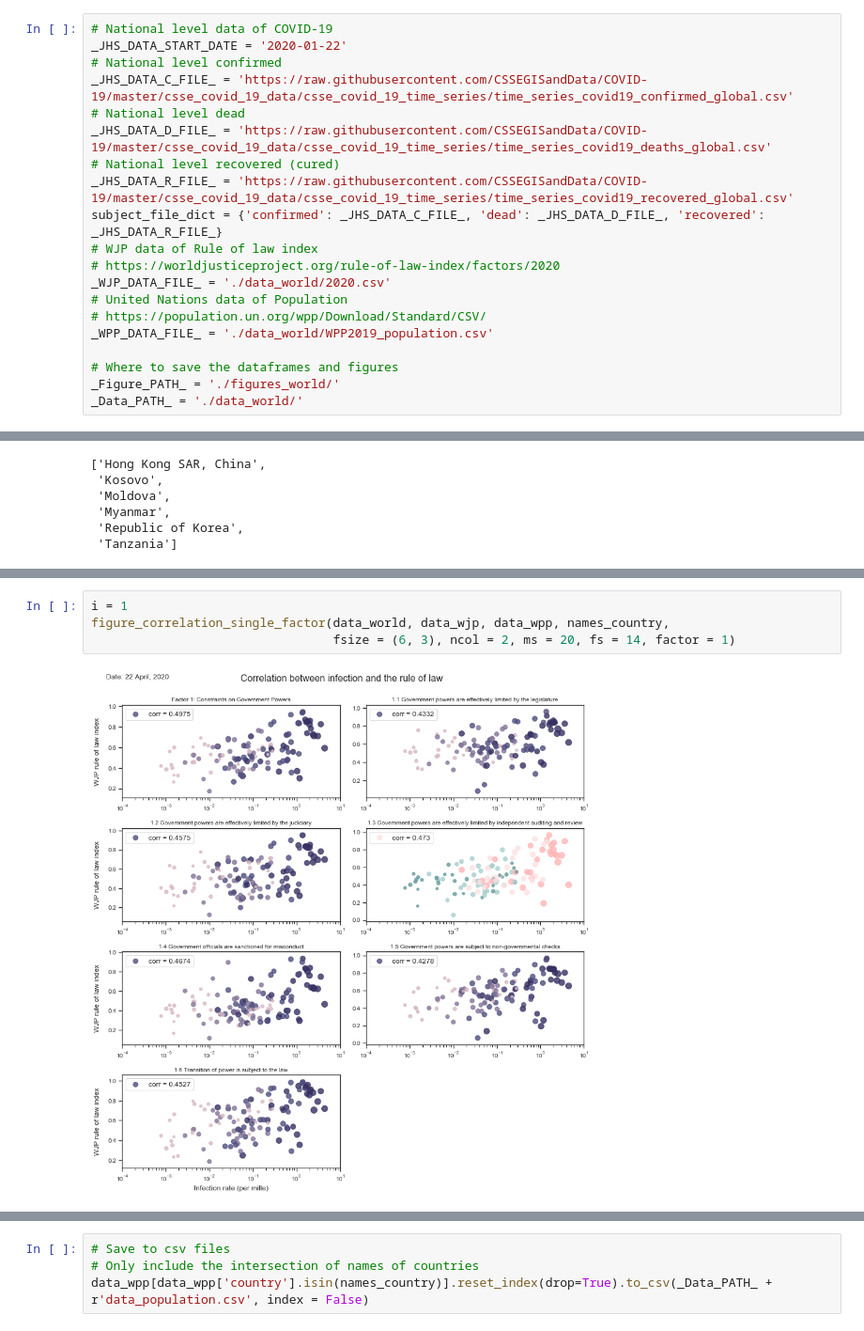
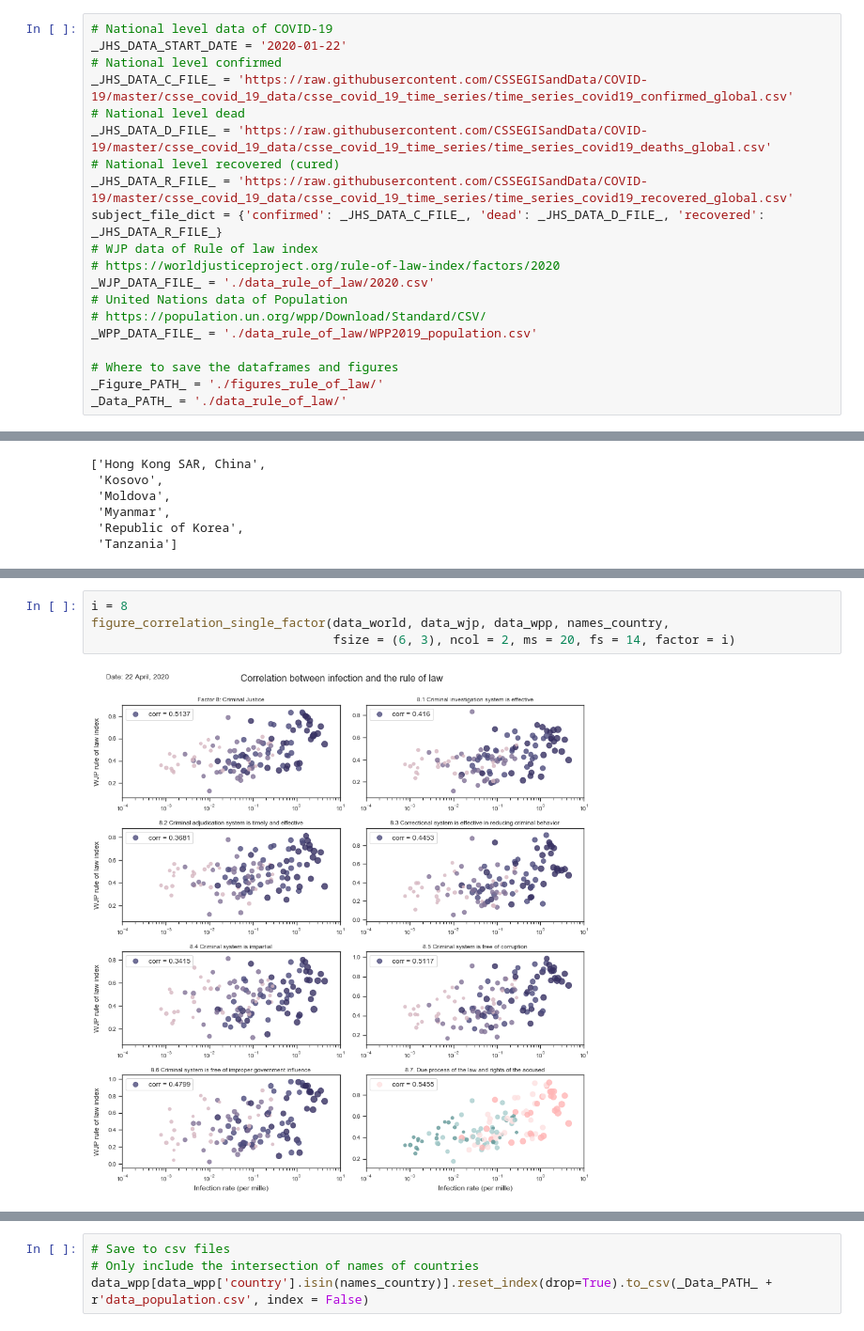
Before and after one commit to fudab/COVID-19-ATC, a Jupyter notebook: scripts/utils_rule_of_law.ipynb, the cells around one changed output, grey strips where cells are left out. Shown at 94% size. Cells and saved outputs as stored; diff of their text form.

```diff
--- a/scripts/utils_rule_of_law.ipynb
+++ b/scripts/utils_rule_of_law.ipynb
@@ -41,14 +41,14 @@ _JHS_DATA_R_FILE_ = 'https://raw.githubusercontent.com/CSSEGISandData/COVID-19/m
 subject_file_dict = {'confirmed': _JHS_DATA_C_FILE_, 'dead': _JHS_DATA_D_FILE_, 'recovered': _JHS_DATA_R_FILE_}
 # WJP data of Rule of law index
 # https://worldjusticeproject.org/rule-of-law-index/factors/2020
-_WJP_DATA_FILE_ = './data_world/2020.csv'
+_WJP_DATA_FILE_ = './data_rule_of_law/2020.csv'
 # United Nations data of Population
 # https://population.un.org/wpp/Download/Standard/CSV/
-_WPP_DATA_FILE_ = './data_world/WPP2019_population.csv'
+_WPP_DATA_FILE_ = './data_rule_of_law/WPP2019_population.csv'
 
 # Where to save the dataframes and figures
-_Figure_PATH_ = './figures_world/'
-_Data_PATH_ = './data_world/'
+_Figure_PATH_ = './figures_rule_of_law/'
+_Data_PATH_ = './data_rule_of_law/'
 # %%
 # Population
 def load_wpp_raw():
@@ -442,9 +443,9 @@ def figure_correlation_single_factor(df, df_rule_of_law, df_population, names_co
 # %%
-i = 1
+i = 8
 figure_correlation_single_factor(data_world, data_wjp, data_wpp, names_country,
-                                 fsize = (6, 3), ncol = 2, ms = 20, fs = 14, factor = 1)
+                                 fsize = (6, 3), ncol = 2, ms = 20, fs = 14, factor = i)
 # %% [output]
-[figure, old version]
+[figure, new version]
 # %%
 # Single variable linear regression
 # 1: overall score
```
Also changed, not shown: parts of 9 cells of this notebook.
